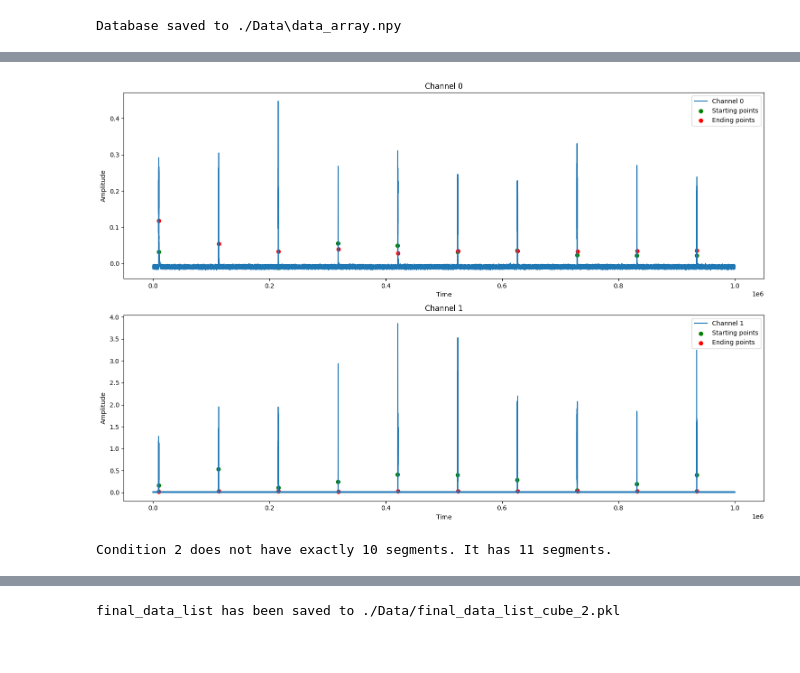
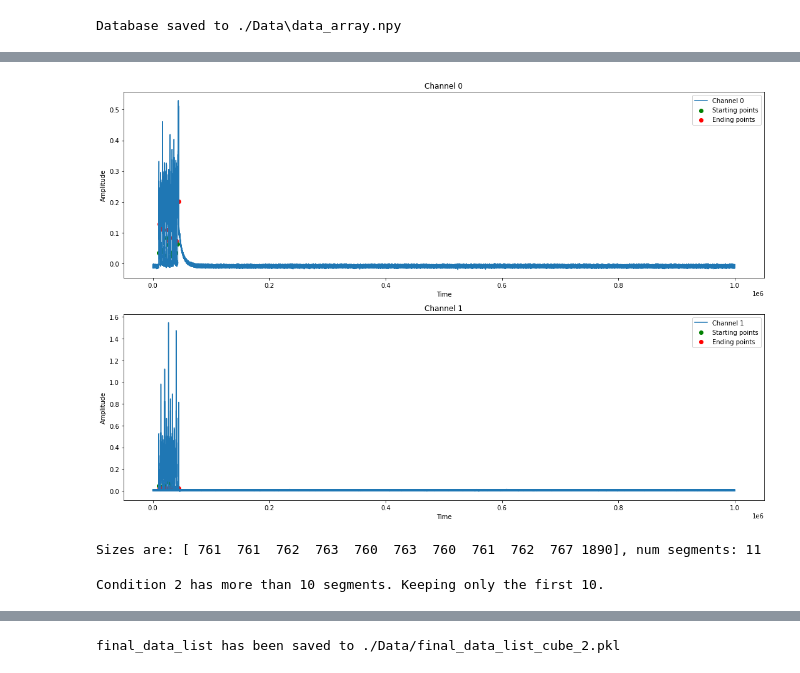
Before and after one commit to GiulioMa/DeepPhysicsSim, a Jupyter notebook: 2_Database_creation_Cube2.ipynb, the cells around one changed output, grey strips where cells are left out. Saved outputs shown, nothing was run; the diff lists cells and outputs as text; code cells hidden in the pictures.

Commit message:
Fixed bug in dataset creation that misaligned the conditions

```diff
--- a/2_Database_creation_Cube2.ipynb
+++ b/2_Database_creation_Cube2.ipynb
@@ -318,25 +336,31 @@ for condition in random_conditions:
 # %%
 # Threshold value for computeBoundaries
 th = 0.02
 
 # Ask for the condition number to plot
-condition_to_plot = 13
+condition_to_plot = 1
 
 # Check if the entered condition number is valid
 if 0 <= condition_to_plot < N_conditions:
     # Extract corresponding data for each channel
     data_channel_0 = data_array[condition_to_plot, 0, :]
     data_channel_1 = data_array[condition_to_plot, 1, :]
 
     # Find the boundaries using computeBoundaries() based on channel_1 data
     starting_1, ending_1 = computeBoundaries(data_channel_1, th)
 
     # Plot the full-length signals along with the starting and ending points
     plot_signals_with_boundaries(data_channel_0, data_channel_1, starting_1, ending_1)
+
+    # Sizes
+    sizes = ending_1 - starting_1
+
+    print(f"Sizes are: {sizes}, num segments: {len(sizes)}")
 else:
     print("Invalid condition number. Please enter a number between 0 and {}.".format(N_conditions - 1))
 # %% [output]
-[figure, old version]
+[figure, new version]
+Sizes are: [ 761  761  762  763  760  763  760  761  762  767 1890], num segments: 11
 # %%
 # Initialize an empty list to collect segmented data for each condition
 final_data_list = []
@@ -356,11 +380,22 @@ for condition in range(N_conditions):
     # Get the minimum size for this condition
     min_size = min(size_segments)
 
-    # Check that each condition has exactly 10 segments
+    # Check the number of segments for this condition
     n_segments = len(starting_1)
-    if n_segments != 10:
-        print(f"Condition {condition+1} does not have exactly 10 segments. It has {n_segments} segments.")
-        continue
+
+    # Modify here: Keep only the first 10 segments if there are more than 10
+    if n_segments > 10:
+        print(f"Condition {condition+1} has more than 10 segments. Keeping only the first 10.")
+        starting_1 = starting_1[:10]
+        ending_1 = ending_1[:10]
+        n_segments = 10  # Update n_segments to 10
+
+    # If there are less than 10 segments, repeat the last segment to make it 10
+    elif n_segments < 10:
+        print(f"Condition {condition+1} has less than 10 segments. Repeating the last segment to make it 10.")
+        deficit = 10 - n_segments
+        starting_1 = np.concatenate([starting_1, [starting_1[-1]] * deficit])
+        ending_1 = np.concatenate([ending_1, [ending_1[-1]] * deficit])
 
     # Segment both channels using these boundaries and minimum size
     segmented_0 = np.array([data_channel_0[end-min_size:end] for end in ending_1])
@@ -372,7 +407,7 @@ for condition in range(N_conditions):
     # Append this condition data to the list
     final_data_list.append(condition_data)
 # %% [output]
-Condition 2 does not have exactly 10 segments. It has 11 segments.
+Condition 2 has more than 10 segments. Keeping only the first 10.
 # %%
 # Loop through final_data_list to print the dimensions of each array
 for i, condition_data in enumerate(final_data_list):
```
Also changed, not shown: parts of 7 cells of this notebook, 4 other files.
